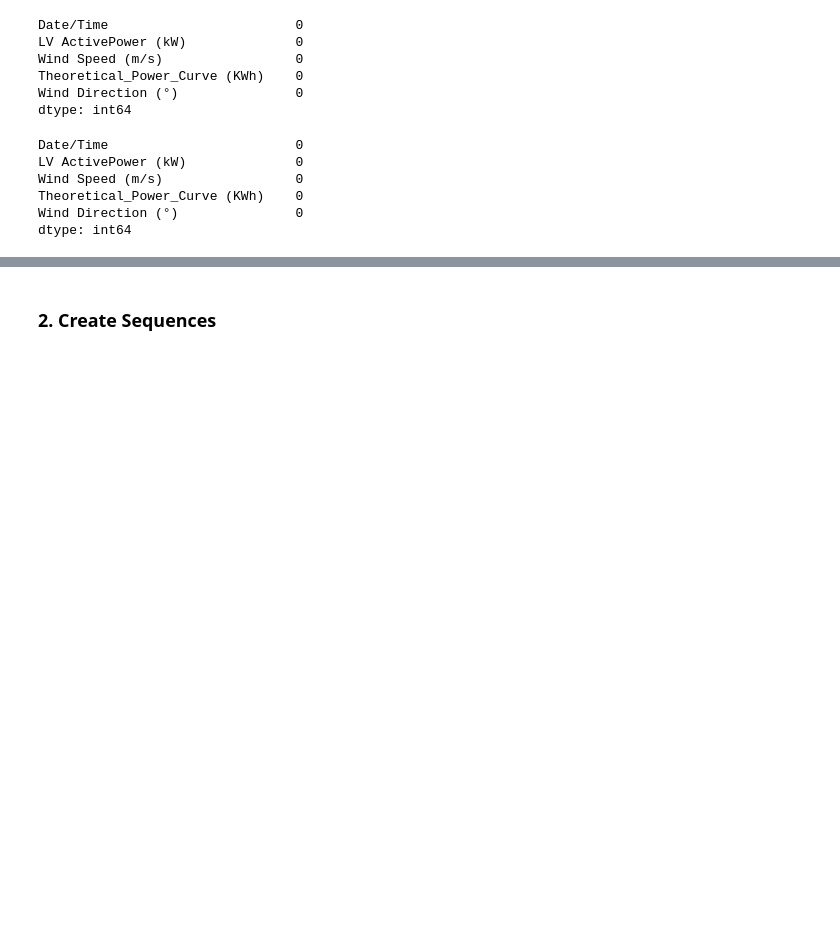
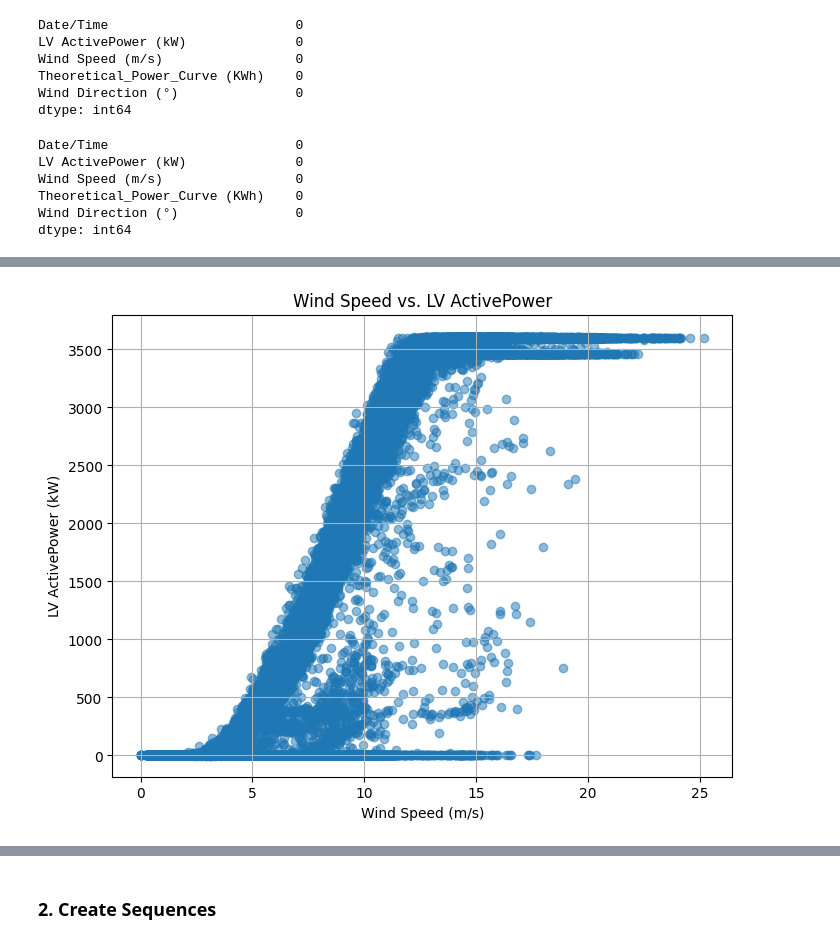
Before and after one commit to pauldennis2/week10_labs, a Jupyter notebook: C10_M05_Lab.ipynb, the cells around one changed output, grey strips where cells are left out. Cells and saved outputs as stored; diff of their text form; code cells hidden in the pictures; blank space fills up the shorter version.

```diff
--- a/C10_M05_Lab.ipynb
+++ b/C10_M05_Lab.ipynb
@@ -52,0 +77,11 @@ dtype: int64
+# %%
+# Scatter plot of Wind Speed vs. LV ActivePower
+plt.figure(figsize=(8, 6))
+plt.scatter(df['Wind Speed (m/s)'], df['LV ActivePower (kW)'], alpha=0.5)
+plt.xlabel('Wind Speed (m/s)')
+plt.ylabel('LV ActivePower (kW)')
+plt.title('Wind Speed vs. LV ActivePower')
+plt.grid(True)
+plt.show()
+# %% [output]
+[figure, added]
```
Also changed, not shown: parts of 10 cells of this notebook.
